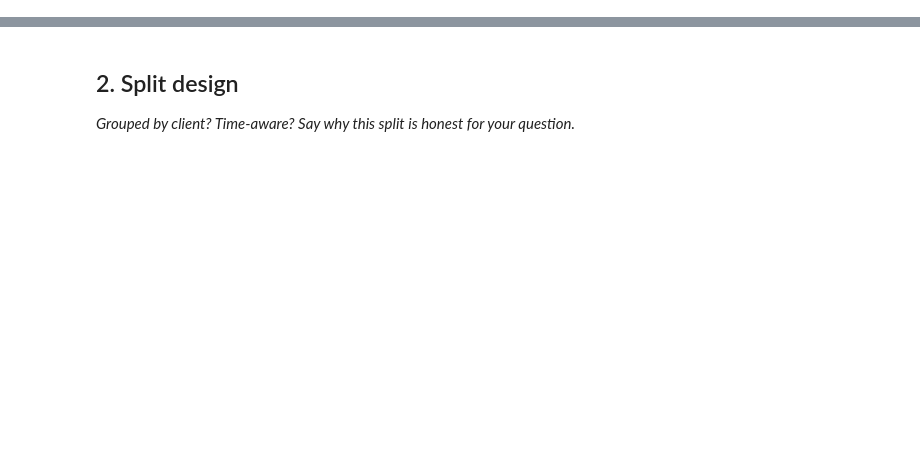
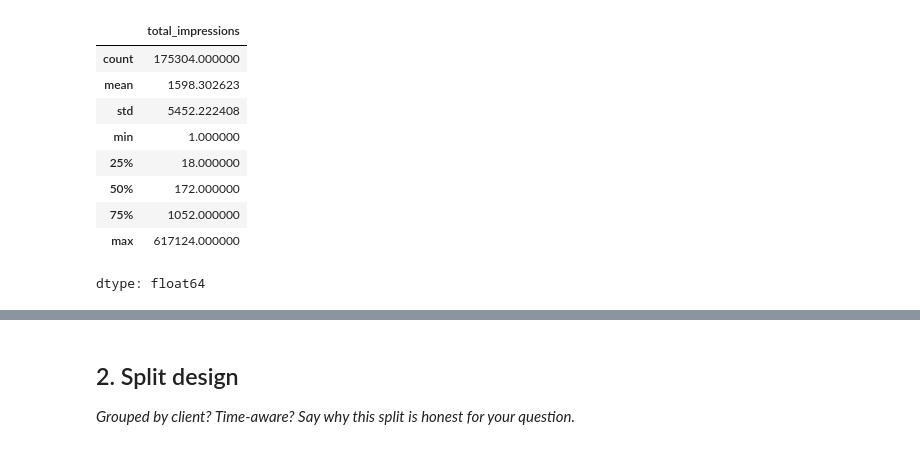
Before and after one commit to hibahrehman25-lang/ML_inter_Task1, a Jupyter notebook: work/notebooks/w05_model.ipynb, the cells around one changed output, grey strips where cells are left out. Cells and saved outputs as stored; diff of their text form; code cells hidden in the pictures; blank space fills up the shorter version.

```diff
--- a/work/notebooks/w05_model.ipynb
+++ b/work/notebooks/w05_model.ipynb
@@ -8,0 +170,13 @@ This skeleton is yours to fill. Work the sections **in order** — each one has
+# %%
+model_df["total_impressions"].describe()
+# %% [output]
+|  | total_impressions |
+| count | 175304.000000 |
+| mean | 1598.302623 |
+| std | 5452.222408 |
+| min | 1.000000 |
+| 25% | 18.000000 |
+| 50% | 172.000000 |
+| 75% | 1052.000000 |
+| max | 617124.000000 |
+dtype: float64
```
Also changed, not shown: parts of 53 cells of this notebook.
